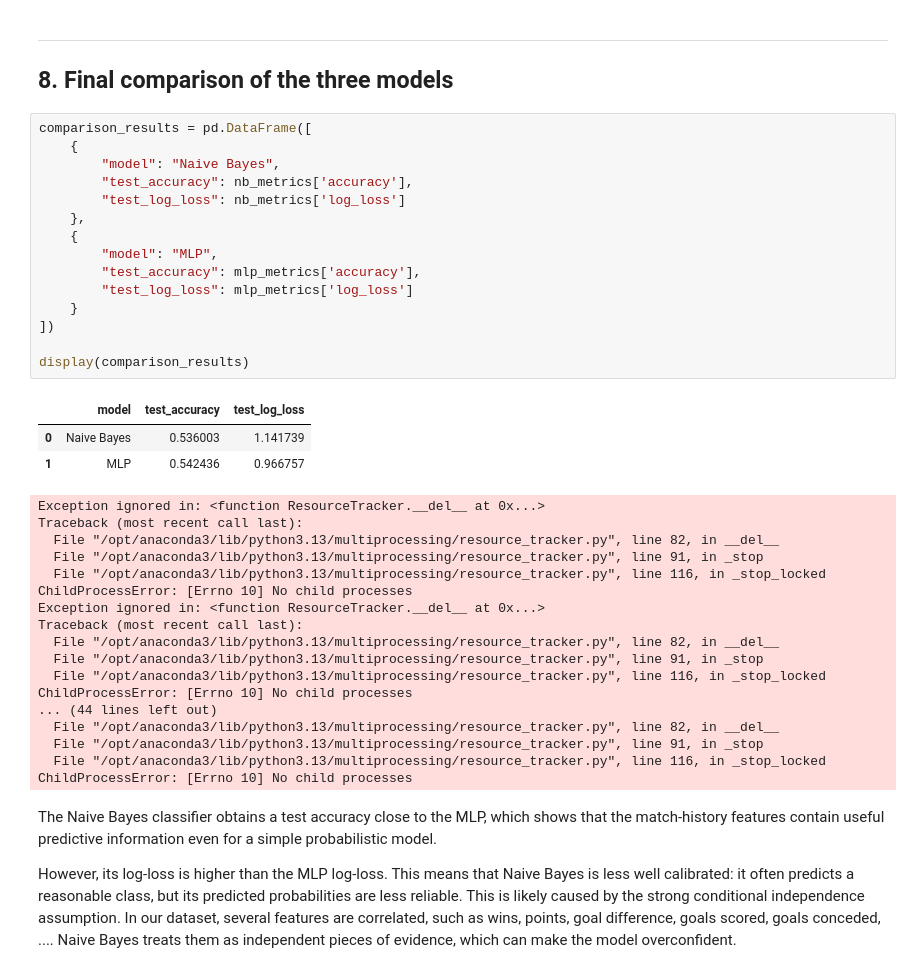
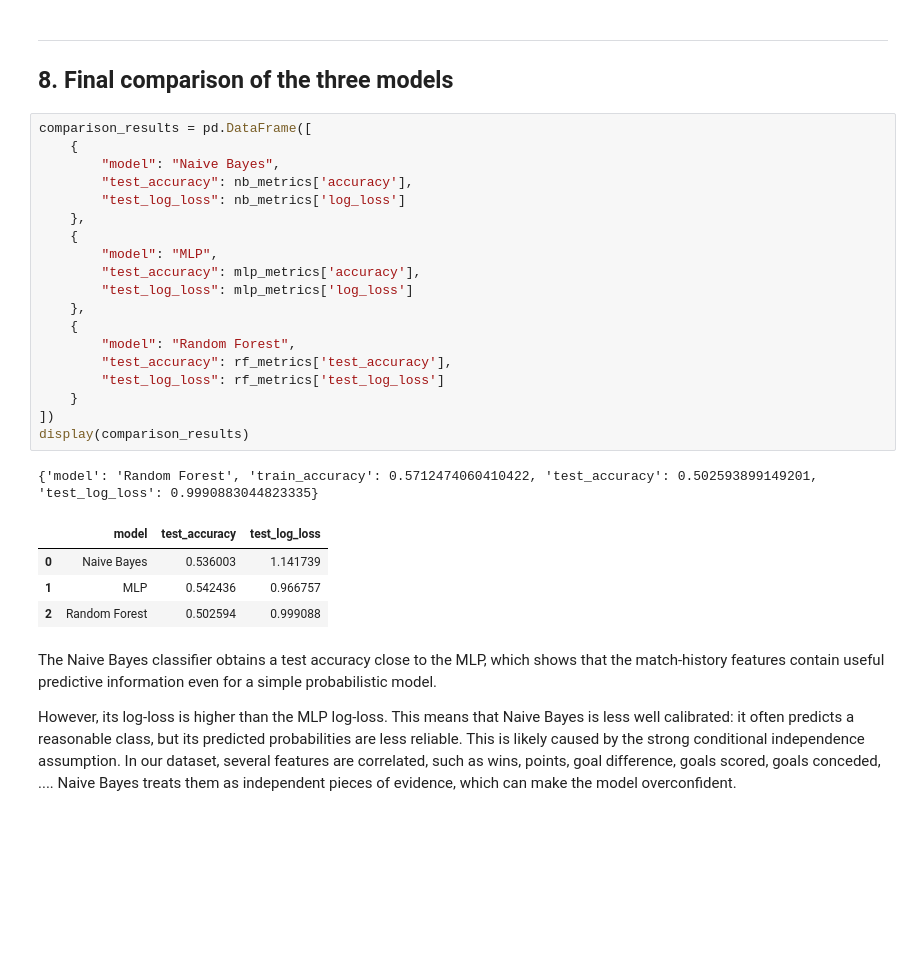
Before and after one commit to Am1neX/Project_INFOH410, a Jupyter notebook: notebooks/football_prediction.ipynb, the cells around one changed output. Cells and saved outputs as stored; diff of their text form; blank space fills up the shorter version.

```diff
--- a/notebooks/football_prediction.ipynb
+++ b/notebooks/football_prediction.ipynb
@@ -2900,39 +2900,28 @@ MLP :
 # %%
 comparison_results = pd.DataFrame([
     {
         "model": "Naive Bayes",
         "test_accuracy": nb_metrics['accuracy'],
         "test_log_loss": nb_metrics['log_loss']
     },
     {
         "model": "MLP",
         "test_accuracy": mlp_metrics['accuracy'],
         "test_log_loss": mlp_metrics['log_loss']
+    },
+    {
+        "model": "Random Forest",
+        "test_accuracy": rf_metrics['test_accuracy'],
+        "test_log_loss": rf_metrics['test_log_loss']
     }
 ])
-
 display(comparison_results)
 # %% [output]
+{'model': 'Random Forest', 'train_accuracy': 0.5712474060410422, 'test_accuracy': 0.502593899149201, 'test_log_loss': 0.9990883044823335}
 |  | model | test_accuracy | test_log_loss |
 | 0 | Naive Bayes | 0.536003 | 1.141739 |
 | 1 | MLP | 0.542436 | 0.966757 |
+| 2 | Random Forest | 0.502594 | 0.999088 |
-Exception ignored in: <function ResourceTracker.__del__ at 0x...>
-Traceback (most recent call last):
-  File "/opt/anaconda3/lib/python3.13/multiprocessing/resource_tracker.py", line 82, in __del__
-  File "/opt/anaconda3/lib/python3.13/multiprocessing/resource_tracker.py", line 91, in _stop
-  File "/opt/anaconda3/lib/python3.13/multiprocessing/resource_tracker.py", line 116, in _stop_locked
-ChildProcessError: [Errno 10] No child processes
-Exception ignored in: <function ResourceTracker.__del__ at 0x...>
-Traceback (most recent call last):
-  File "/opt/anaconda3/lib/python3.13/multiprocessing/resource_tracker.py", line 82, in __del__
-  File "/opt/anaconda3/lib/python3.13/multiprocessing/resource_tracker.py", line 91, in _stop
-  File "/opt/anaconda3/lib/python3.13/multiprocessing/resource_tracker.py", line 116, in _stop_locked
-ChildProcessError: [Errno 10] No child processes
-... (44 lines left out)
-  File "/opt/anaconda3/lib/python3.13/multiprocessing/resource_tracker.py", line 82, in __del__
-  File "/opt/anaconda3/lib/python3.13/multiprocessing/resource_tracker.py", line 91, in _stop
-  File "/opt/anaconda3/lib/python3.13/multiprocessing/resource_tracker.py", line 116, in _stop_locked
-ChildProcessError: [Errno 10] No child processes
 # %% [markdown]
 The Naive Bayes classifier obtains a test accuracy close to the MLP, which shows that the match-history features contain useful predictive information even for a simple probabilistic model.
 
```
Also changed, not shown: parts of 3 cells of this notebook, 7 other files.
